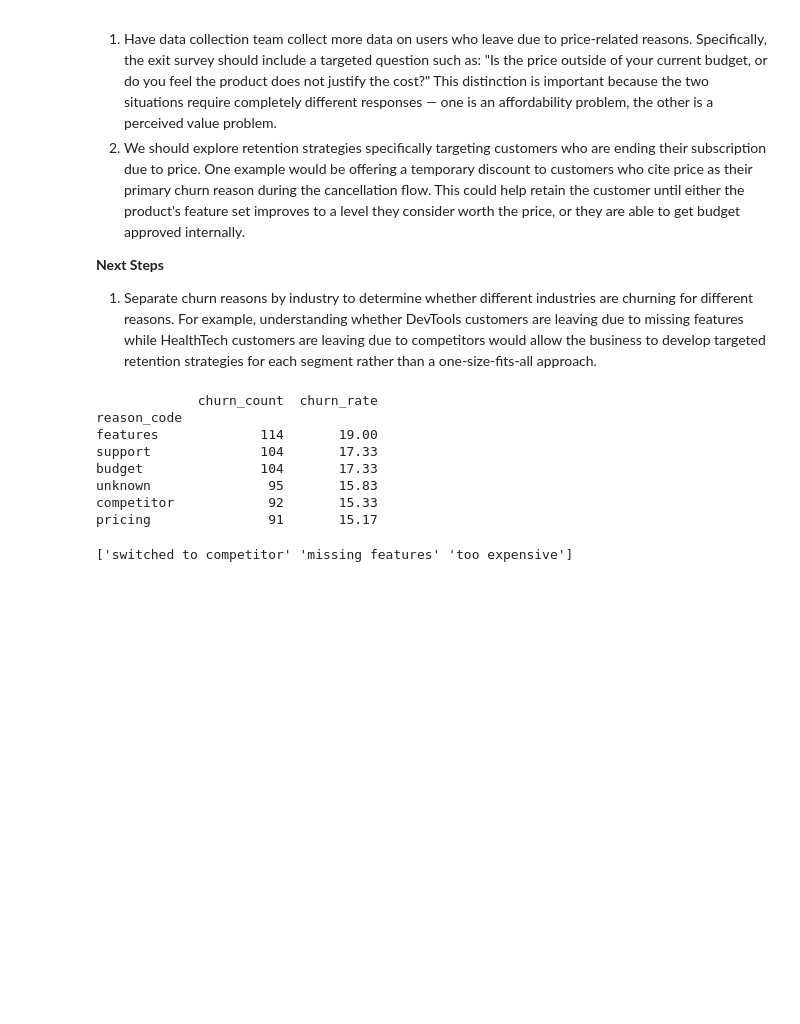
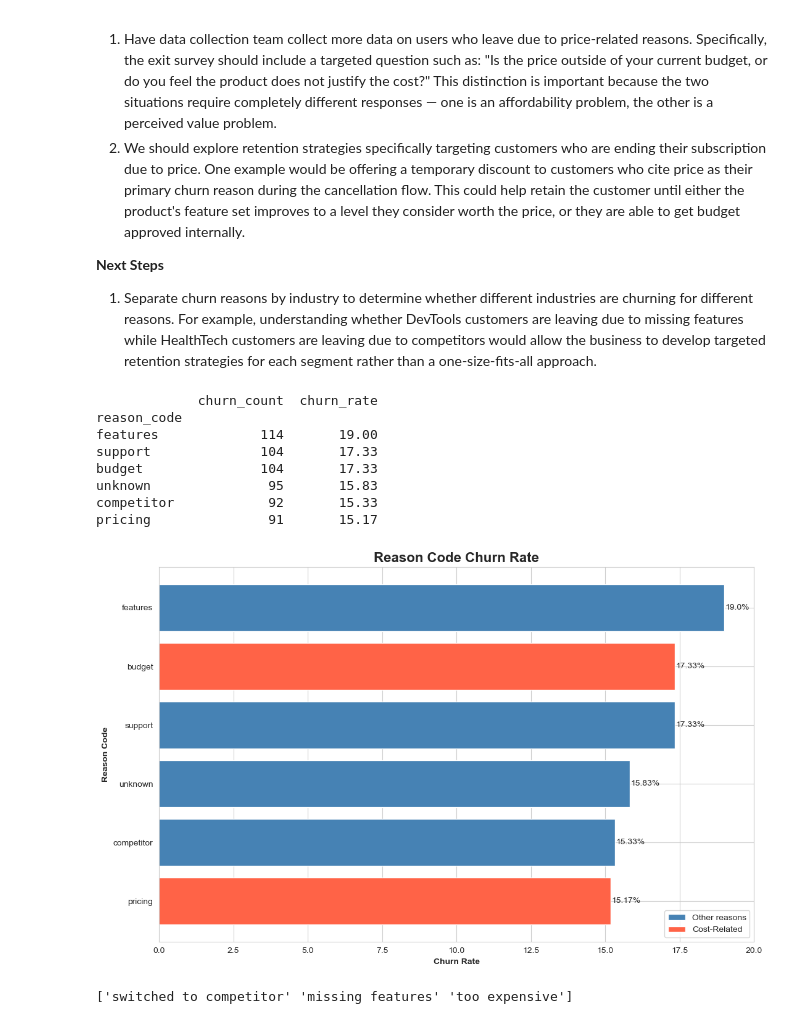
Before and after one commit to christianrm0821/saas-churn-analysis, a Jupyter notebook: saas_case_study/saas_case_study.ipynb, the cells around one changed output. Cells and saved outputs as stored; diff of their text form; code cells hidden in the pictures; blank space fills up the shorter version.

```diff
--- a/saas_case_study/saas_case_study.ipynb
+++ b/saas_case_study/saas_case_study.ipynb
@@ -213,6 +217,33 @@ budget               104       17.33
 unknown               95       15.83
 competitor            92       15.33
 pricing               91       15.17
+# %%
+churn_by_reason = churn_by_reason.sort_values('churn_rate')
+colors = ['tomato' if (item == 'budget') or (item == 'pricing') else 'steelblue' for item in churn_by_reason.index]
+
+legend_elements = [
+    Patch(facecolor = 'steelblue', label = 'Other reasons'),
+    Patch(facecolor= 'tomato', label = 'Cost-Related')
+]
+
+sns.set_style('whitegrid')
+fig, ax = plt.subplots(figsize = (11,7))
+
+ax.barh(churn_by_reason.index, churn_by_reason['churn_rate'], color = colors)
+ax.set_title('Reason Code Churn Rate', fontsize = 16, fontweight = 'bold')
+ax.set_xlabel('Churn Rate', fontweight = 'bold')
+ax.set_ylabel('Reason Code', fontweight = 'bold')
+ax.set_xlim(0,20)
+ax.legend(handles = legend_elements, loc='lower right')
+
+for i, rate in enumerate(churn_by_reason['churn_rate']):
+    rate = round(rate,4)
+    ax.text(rate + .03, i, f'{rate}%', verticalalignment = 'center')
+
+plt.tight_layout()
+plt.show()
+# %% [output]
+[figure, added]
 # %%
 churn_reasons = churn[churn['has_feedback']  == True]
 unique_feedback =  churn_reasons['feedback_text'].unique()
```
Also changed, not shown: parts of 7 cells of this notebook.
